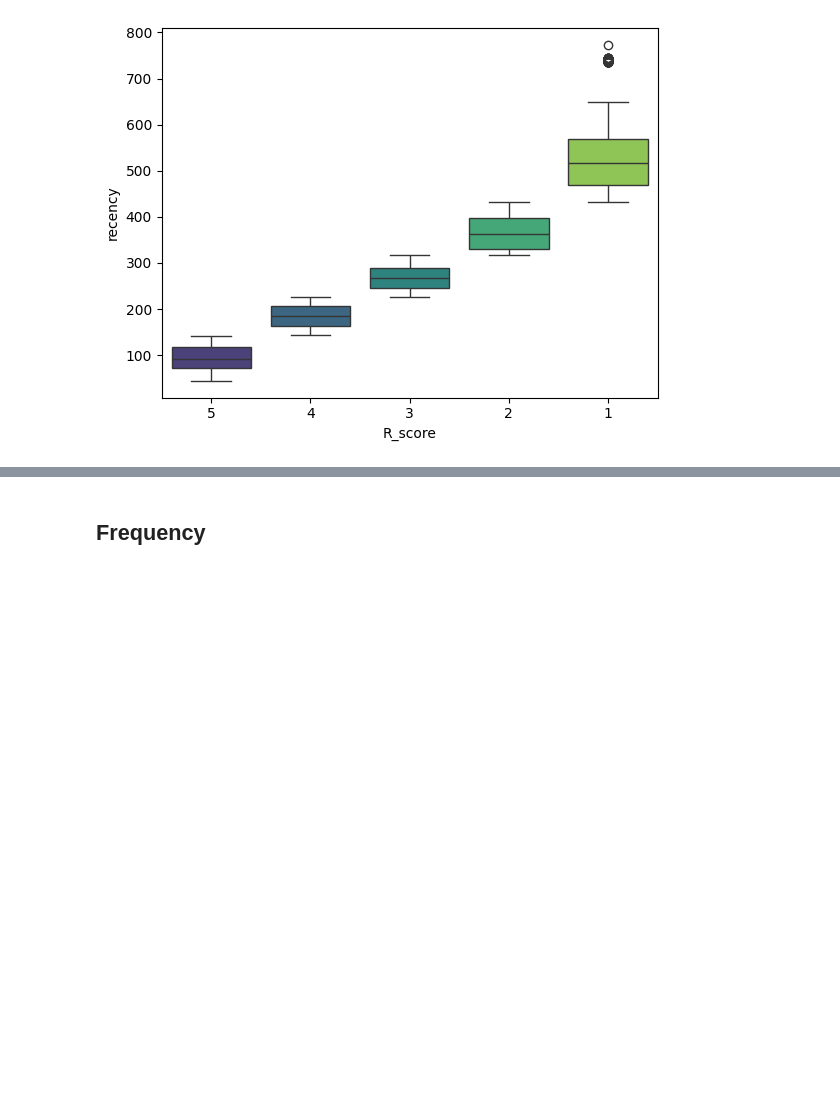
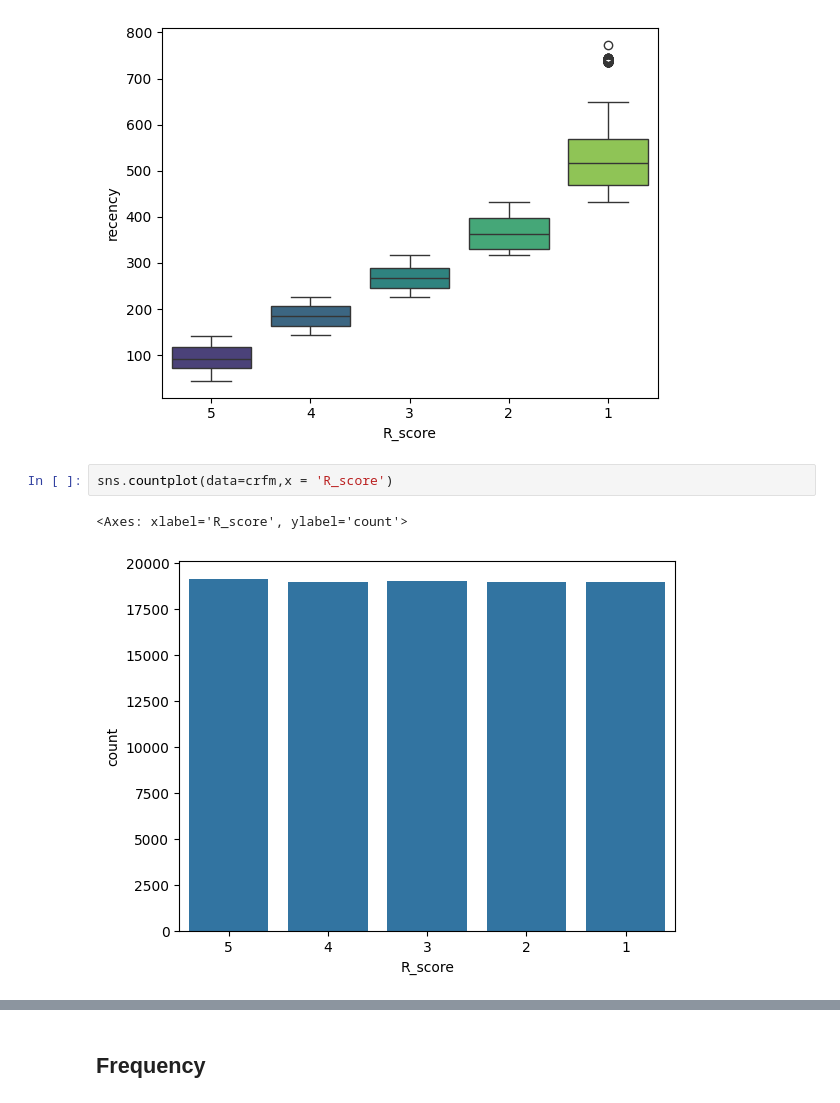
Before and after one commit to dado4cs/olist-rfm-customer-segmentation, a Jupyter notebook: notebooks/02_rfm_exploration.ipynb, the cells around one changed output, grey strips where cells are left out. Saved outputs shown, nothing was run; the diff lists cells and outputs as text; blank space fills up the shorter version.

```diff
--- a/notebooks/02_rfm_exploration.ipynb
+++ b/notebooks/02_rfm_exploration.ipynb
@@ -65,4 +64,9 @@ Passing `palette` without assigning `hue` is deprecated and will be removed in v
   sns.boxplot(x='R_score', y='recency', data=crfm, palette='viridis')
 <Axes: xlabel='R_score', ylabel='recency'>
 [figure]
+# %%
+sns.countplot(data=crfm,x = 'R_score')
+# %% [output]
+<Axes: xlabel='R_score', ylabel='count'>
+[figure, added]
 # %%
```
Also changed, not shown: parts of 22 cells of this notebook, 2 other files.
